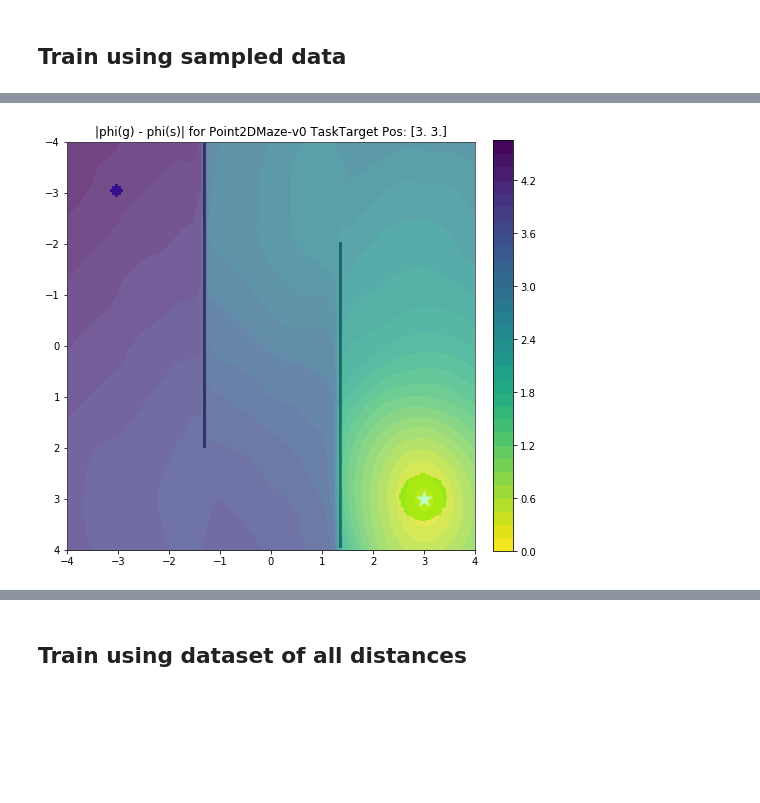
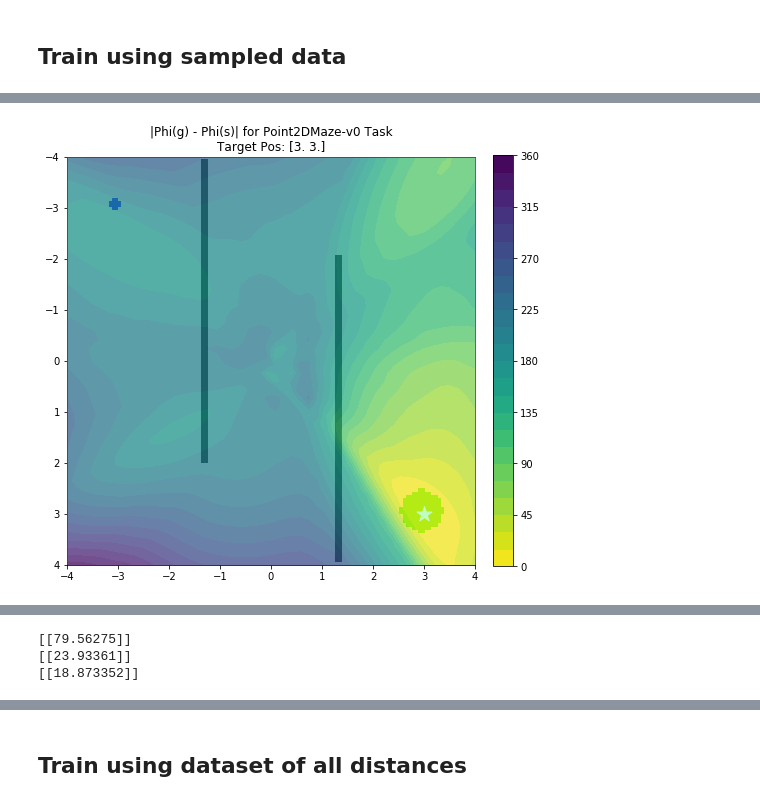
Before and after one commit to abhishekunique/RND-ashwin, a Jupyter notebook: notebooks/reward_learning/ground_truth_embedding.ipynb, the cells around one changed output, grey strips where cells are left out. Drawn from its saved outputs; the diff is of its cells as text; code cells hidden in the pictures; blank space fills up the shorter version.

Commit message:
Update ground truth embedding notebook with replay pool training and visualizations

```diff
--- a/notebooks/reward_learning/ground_truth_embedding.ipynb
+++ b/notebooks/reward_learning/ground_truth_embedding.ipynb
@@ -203,14 +268,14 @@ embedding_fns = [embedding_fn, embedding_fn]
 # %% [markdown]
 ## Define Training Helper Functions
 # %%
-def get_data(replay_pool, max_path_length, batch_size=256):
+def get_data(replay_pool, max_path_length, batch_size=256, clip_length=10):
     """
     Get data for DDL-style training using the replay pool.
     """
     s1_indices = replay_pool.random_indices(batch_size)
 
     # Clip at a certain amount?
-    distances = np.minimum(np.random.randint(max_path_length - s1_indices % max_path_length), 10)
+    distances = np.minimum(np.random.randint(max_path_length - s1_indices % max_path_length), clip_length)
     s2_indices = s1_indices + distances
 
     s1 = replay_pool.batch_by_indices(s1_indices)
@@ -221,5 +307,5 @@ def get_data(replay_pool, max_path_length, batch_size=256):
 # %%
-def ground_truth_data(gt_distance_fn, max_path_length, batch_size=256):
+def ground_truth_data(gt_distance_fn, max_path_length, batch_size=256, clip_length=10):
     """
     Get data for training a ground truth embedding function
     *using actual replay pool data*.
@@ -227,7 +313,7 @@ def ground_truth_data(gt_distance_fn, max_path_length, batch_size=256):
     s1_indices = replay_pool.random_indices(batch_size)
 
     # Clip at a certain amount?
-    distances = np.minimum(np.random.randint(max_path_length - s1_indices % max_path_length), 10)
+    distances = np.minimum(np.random.randint(max_path_length - s1_indices % max_path_length), clip_length)
     s2_indices = s1_indices + distances
 
     s1 = replay_pool.batch_by_indices(s1_indices)['observations']['state_observation']
@@ -235,3 +321,6 @@ def ground_truth_data(gt_distance_fn, max_path_length, batch_size=256):
     distances = gt_distance_fn(s1, s2)
 
     return s1, s2, distances
+# %%
+grid_vals, xys = get_grid_vals(train_env, 50)
+plt.scatter(xys[0], xys[1])
@@ -256,10 +348,14 @@ optimizer = tf.compat.v1.train.AdamOptimizer(
     name='embedding_fn_optimizer')
 
 loss_object = tf.keras.losses.MeanSquaredError()
+# loss_object = tf.keras.losses.Huber(delta=0.05, reduction=tf.compat.v1.losses.Reduction.NONE)
 def loss(models, s1, s2, distance):
     pred = tf.reduce_sum(tf.square(models[1](s2) - models[0](s1)), axis=-1)
-#     pred = tf.norm(model(s2) - model(s1))
-    return loss_object(y_true=distance, y_pred=pred)
+#     loss_unweighted = (distance - pred) ** 2
+#     weights = tf.clip_by_value(10 / (distance+1e-12), 0.2, 10)
+    return loss_object(y_pred=pred, y_true=distance)
+#     return tf.compat.v1.losses.compute_weighted_loss(loss_unweighted, weights)
+
 
 def grad(models, var_list, s1, s2, distance):
     with tf.GradientTape() as tape:
@@ -298,39 +467,59 @@ def get_ground_truth_data_uniform():
             'state_desired_goal': s2
         }), batch_size=batch_size))
 
-def get_replay_data():
-    return get_data(replay_pool, max_path_length, batch_size=batch_size)
+def get_replay_data(clip_length=10):
+    return get_data(replay_pool, max_path_length, batch_size=batch_size, clip_length=clip_length)
 
-num_epochs = 500
-batch_size = 64
+def get_dist_fn_labeled_replay_data():
+    return get_distance_fn_labeled_data(replay_pool, max_path_length, batch_size=batch_size)
+
+def get_dist_fn_labeled_data_uniform():
+    return ground_truth_data_uniform(lambda s1, s2: distance_fn.predict([s1, s2]), batch_size=batch_size)
+
+def get_dist_fn_goal_data(batch_size=256):
+    grid_vals, _ = get_grid_vals(train_env, 50)
+    s1_indices = np.random.choice(len(grid_vals), batch_size)
+    s1 = grid_vals[s1_indices]
+    s2 = np.repeat(np.array([3., 3.])[None], batch_size, axis=0)
+    distances = distance_fn.predict([s1, s2])
+    return s1, s2, distances
+
+num_epochs = 1000
+batch_size = 256
 
 ## Option 1: train using ground truth distance labels
 # data_sampler_fn = get_ground_truth_data
-data_sampler_fn = get_ground_truth_data_uniform
+# data_sampler_fn = get_ground_truth_data_uniform
 
 ## Option 2: train using dynamical distances between states
-# data_sampler_fn = get_replay_data
+data_sampler_fn = get_replay_data
+# data_sampler_fn = get_dist_fn_labeled_replay_data
+# data_sampler_fn = get_dist_fn_labeled_data_uniform
+# data_sampler_fn = get_dist_fn_goal_data
 
+train_points = []
 
 for epoch in range(num_epochs):
     epoch_loss_avg = tf.keras.metrics.Mean()
 
     for i in range(10):
         s1, s2, distance = data_sampler_fn()
+        train_points.append((s1, s2))
 
         loss_value, grads = grad(embedding_fns, var_list, s1, s2, distance)
         optimizer.apply_gradients(zip(grads, var_list))
 
         # Track progress
         epoch_loss_avg.update_state(loss_value)  # Add current batch loss
 
     # End epoch
     train_loss_results.append(epoch_loss_avg.result())
 
     if epoch % 10 == 0:
         print("Epoch {:03d}: Loss: {:.3f}".format(epoch, epoch_loss_avg.result()))
     if epoch % 50 == 0:
         clear_output()
-        plot_embedding()
+        plot_embedding_distances()
+#         plot_embedding_distances(target_pos=np.array([-3., -3.]))
 # %% [output]
-[figure, old version]
+[figure, new version]
@@ -340,0 +530,8 @@ Epoch 490: Loss: 0.204
+# %%
+print(distance_fn.predict([np.array([[-3, -3]]), np.array([[3, 3]])]))
+print(distance_fn.predict([np.array([[3, 3]]), np.array([[-3, -3]])]))
+print(distance_fn.predict([np.array([[1, 1]]), np.array([[1, 1]])]))
+# %% [output]
+[[79.56275]]
+[[23.93361]]
+[[18.873352]]
```
Also changed, not shown: parts of 37 cells of this notebook.
